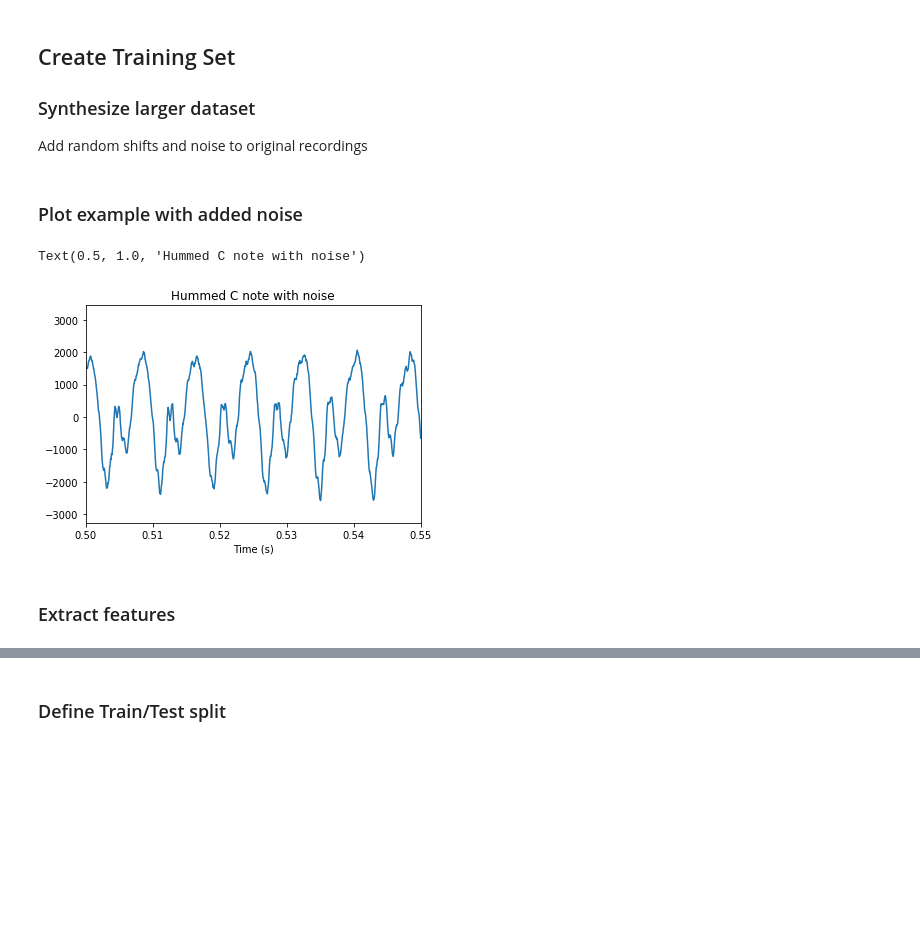
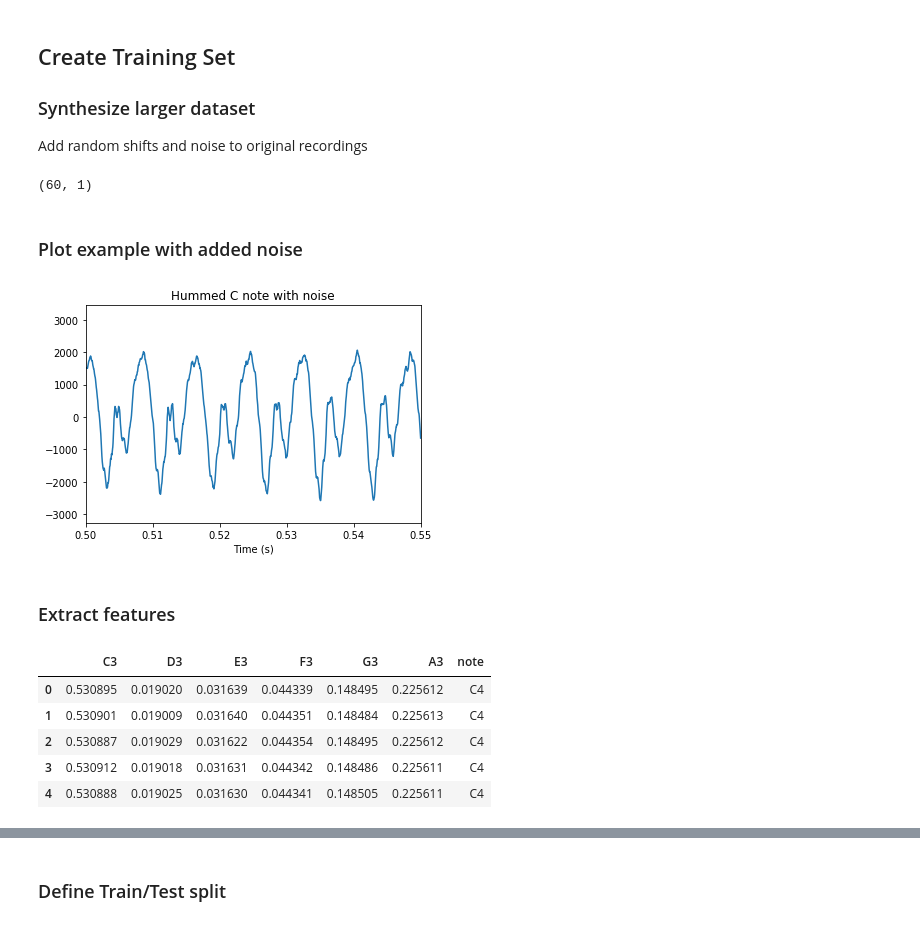
Before and after one commit to bwalsh62/note-recognition, a Jupyter notebook: notebooks/example_workflow.ipynb, the cells around one changed output, grey strips where cells are left out. Drawn from its saved outputs; the diff is of its cells as text; code cells hidden in the pictures; blank space fills up the shorter version.

```diff
--- a/notebooks/example_workflow.ipynb
+++ b/notebooks/example_workflow.ipynb
@@ -128,16 +134,21 @@ X = np.empty((n_entries*n_class,hum_len))
 for idx in range(n_class):
     for sample in range(n_entries):
         X[sample+n_entries*(idx),:] = add_noise(hums[idx,:])
+# %%
+import pandas as pd
+X2 = pd.DataFrame(y,columns=['Note'])
+X2.shape
+# %% [output]
+(60, 1)
 # %% [markdown]
 ### Plot example with added noise
 # %%
 plt.plot(t_array/fs,X[0,:])
-plt.show
 plt.xlim(0.5 ,0.55)
 plt.xlabel('Time (s)')
 plt.title('Hummed C note with noise')
+plt.show()
 # %% [output]
-Text(0.5, 1.0, 'Hummed C note with noise')
 [figure]
 # %% [markdown]
 ### Extract features
@@ -147,3 +158,14 @@ feat_notes = ('C3', 'D3', 'E3', 'F3', 'G3', 'A3')
 #feat_notes = ('C4', 'D4', 'E4', 'F4', 'G4', 'A4')
 
 X_feat = music_feat_ext(X,fs,freq_dict,feat_notes)
+# %%
+X3 = pd.DataFrame(X_feat,columns=feat_notes)
+X3['note'] = X2
+X3.head()
+# %% [output]
+|  | C3 | D3 | E3 | F3 | G3 | A3 | note |
+| 0 | 0.530895 | 0.019020 | 0.031639 | 0.044339 | 0.148495 | 0.225612 | C4 |
+| 1 | 0.530901 | 0.019009 | 0.031640 | 0.044351 | 0.148484 | 0.225613 | C4 |
+| 2 | 0.530887 | 0.019029 | 0.031622 | 0.044354 | 0.148495 | 0.225612 | C4 |
+| 3 | 0.530912 | 0.019018 | 0.031631 | 0.044342 | 0.148486 | 0.225611 | C4 |
+| 4 | 0.530888 | 0.019025 | 0.031630 | 0.044341 | 0.148505 | 0.225611 | C4 |
```
Also changed, not shown: parts of 6 cells of this notebook.
